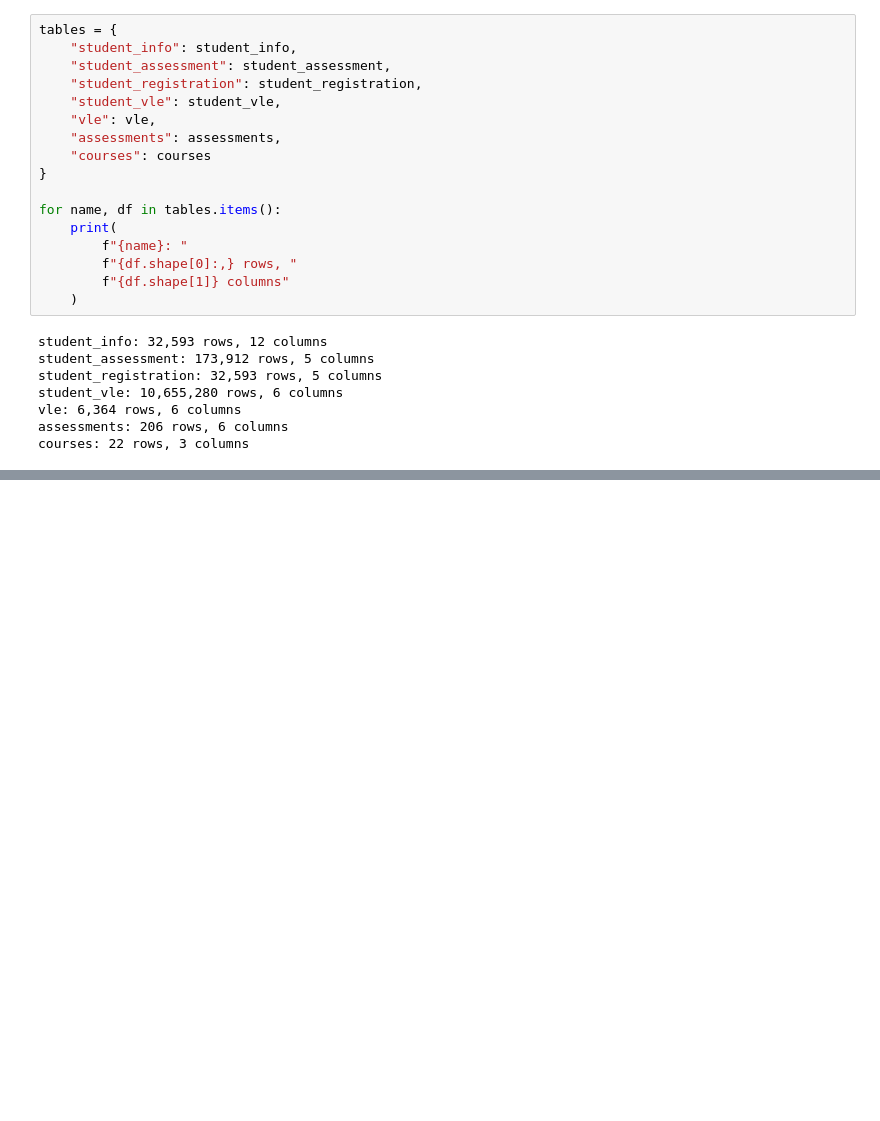
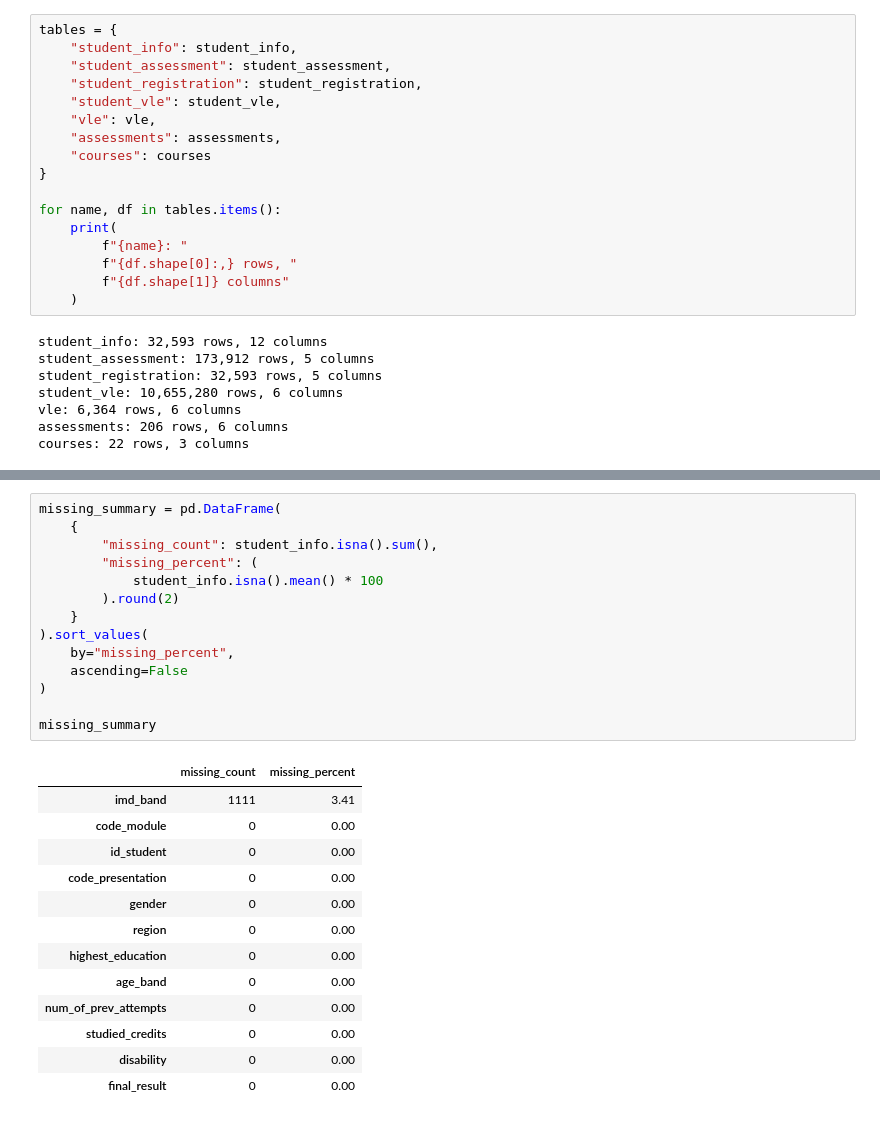
Before and after one commit to maverick8675309/seaid-framework, a Jupyter notebook: Notebooks/01_data_exploration.ipynb, the cells around one changed output, grey strips where cells are left out. Drawn from its saved outputs; the diff is of its cells as text; blank space fills up the shorter version.

```diff
--- a/Notebooks/01_data_exploration.ipynb
+++ b/Notebooks/01_data_exploration.ipynb
@@ -198,0 +268,28 @@ courses: 22 rows, 3 columns
+# %%
+missing_summary = pd.DataFrame(
+    {
+        "missing_count": student_info.isna().sum(),
+        "missing_percent": (
+            student_info.isna().mean() * 100
+        ).round(2)
+    }
+).sort_values(
+    by="missing_percent",
+    ascending=False
+)
+
+missing_summary
+# %% [output]
+|  | missing_count | missing_percent |
+| imd_band | 1111 | 3.41 |
+| code_module | 0 | 0.00 |
+| id_student | 0 | 0.00 |
+| code_presentation | 0 | 0.00 |
+| gender | 0 | 0.00 |
+| region | 0 | 0.00 |
+| highest_education | 0 | 0.00 |
+| age_band | 0 | 0.00 |
+| num_of_prev_attempts | 0 | 0.00 |
+| studied_credits | 0 | 0.00 |
+| disability | 0 | 0.00 |
+| final_result | 0 | 0.00 |
```
Also changed, not shown: parts of 6 cells of this notebook.
